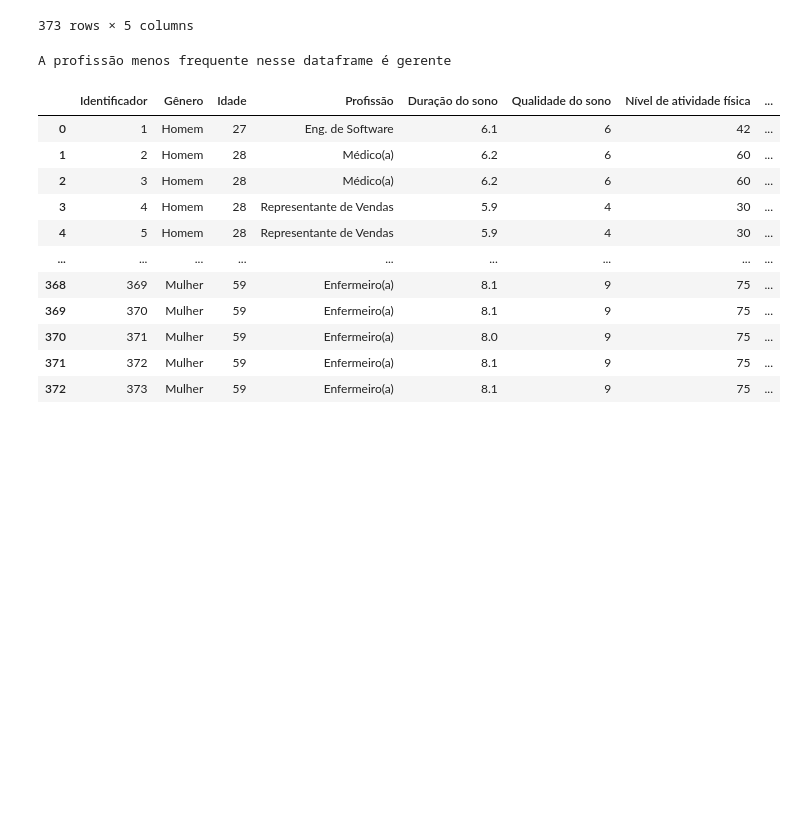
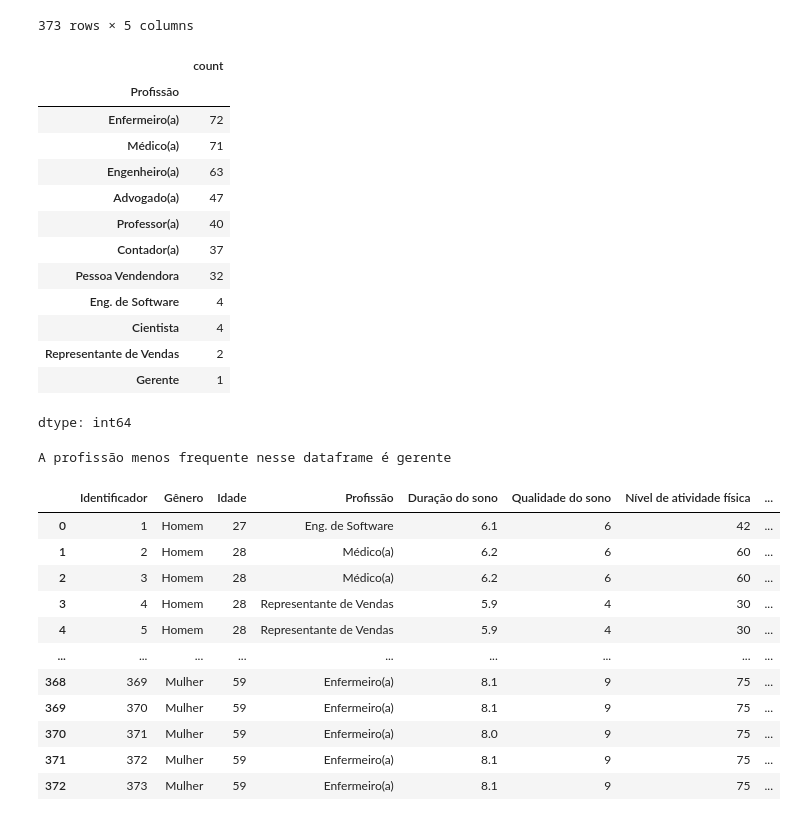
Before and after one commit to dsreliete/Womakerscode_DA_desafio_individual, a Jupyter notebook: DesafioIndividualElietedaSilvaRodrigues.ipynb, the cells around one changed output. Cells and saved outputs as stored; diff of their text form; code cells hidden in the pictures; blank space fills up the shorter version.

```diff
--- a/DesafioIndividualElietedaSilvaRodrigues.ipynb
+++ b/DesafioIndividualElietedaSilvaRodrigues.ipynb
@@ -139,13 +140,29 @@ df_subconj
 | 372 | 373 | Mulher | 59 | 140/95 | 68 |
 373 rows × 5 columns
 # %%
-# Exercício 7.
+# Exercício 7
 # Descubra qual a profissão menos frequente no conjunto. (Use value_counts)
 df_saude['Profissão'].value_counts()
-df_saude
-print('A profissão menos frequente nesse dataframe é gerente')
 # %% [output]
+|  | count |
+| Profissão |  |
+| Enfermeiro(a) | 72 |
+| Médico(a) | 71 |
+| Engenheiro(a) | 63 |
+| Advogado(a) | 47 |
+| Professor(a) | 40 |
+| Contador(a) | 37 |
+| Pessoa Vendendora | 32 |
+| Eng. de Software | 4 |
+| Cientista | 4 |
+| Representante de Vendas | 2 |
+| Gerente | 1 |
-A profissão menos frequente nesse dataframe é gerente
+dtype: int64
+# %%
+# Exercício 7 continuação
+print('A profissão menos frequente nesse dataframe é gerente')
+# %% [output]
+A profissão menos frequente nesse dataframe é gerente
 # %%
 # Exercício 8
 # Quem tem maior pressão sanguínea média, homens ou mulheres? (Considere a média)
```
Also changed, not shown: parts of 8 cells of this notebook.
